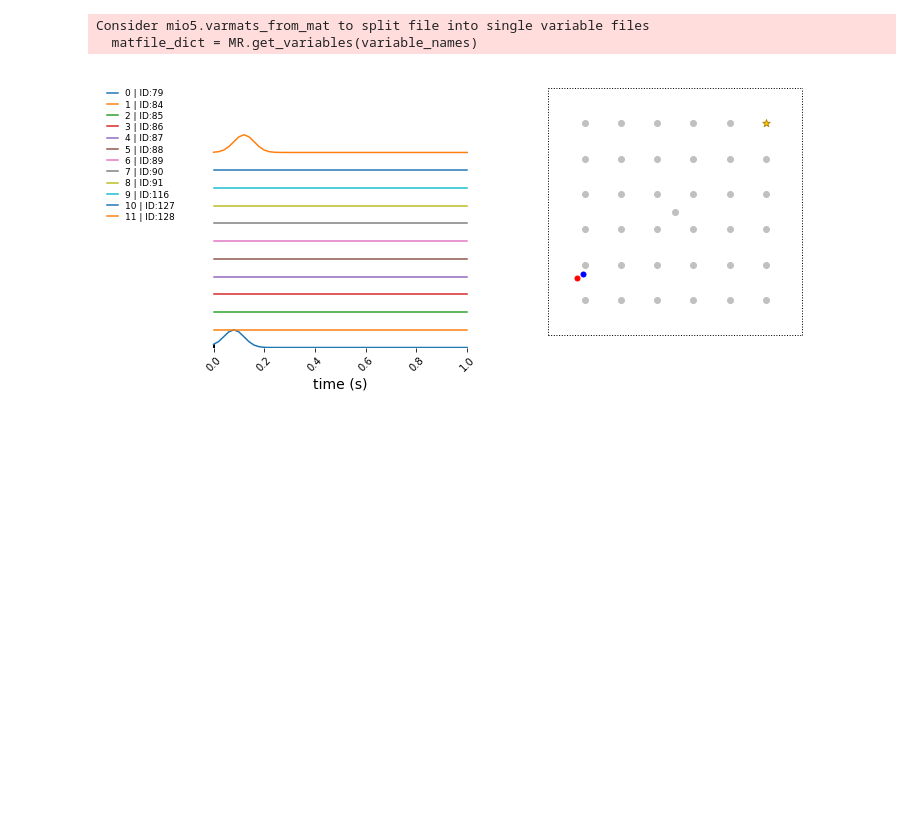
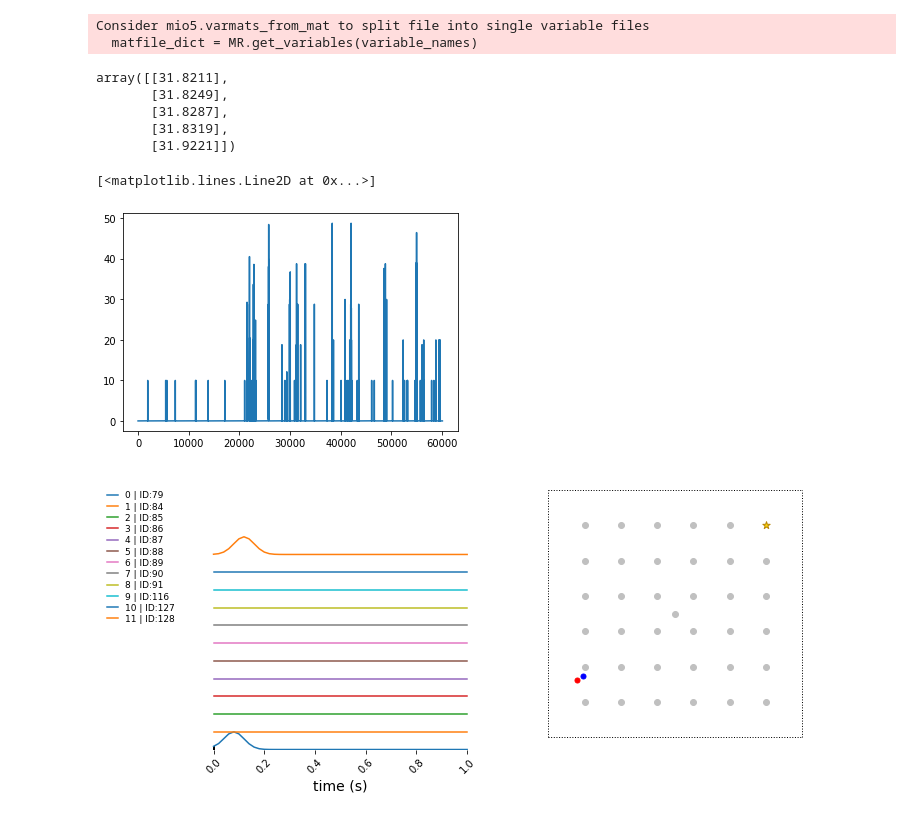
Before and after one commit to jncarpen/egoHC, a Jupyter notebook: behaVid.ipynb, the cells around one changed output. Drawn from its saved outputs; the diff is of its cells as text; code cells hidden in the pictures; blank space fills up the shorter version.

```diff
--- a/behaVid.ipynb
+++ b/behaVid.ipynb
@@ -30,6 +30,17 @@ hd = matfile["hd"][0]
 # %% [output]
 Consider mio5.varmats_from_mat to split file into single variable files
   matfile_dict = MR.get_variables(variable_names)
+# %%
+sessNum = 0
+unitNum = 1
+ST = matfile["SpikeTimes"][0][sessNum][0][unitNum]
+ST[0:5]
+# %% [output]
+array([[31.8211],
+       [31.8249],
+       [31.8287],
+       [31.8319],
+       [31.9221]])
 # %%
 # for now I just manually copied the HW locations (read in the labnotes later)
 hwLoc = np.array([37, 37, 37, 37, 37, 37, 37, 37, 37, 37, 37, 37, 37, 37, 37, 37, 37, 37, 37, 37, 36, 37, 36, 36, 36, 36, 37, 37, 37, 36, 36, 37, 37, 37, 37, 37, 37, 37, 37])
@@ -540,6 +551,12 @@ class behaVid:
             del fig
             plt.close() # close figure
         return
+# %%
+fr = vid_24116.instFR(sigma=2, sessNum=0, unitNum=0)
+plt.plot(fr)
+# %% [output]
+[<matplotlib.lines.Line2D at 0x...>]
+[figure, added]
 # %%
 # initiate instances of class bebhaVid
 vid_24116 = behaVid('24116', pos, SpikeTrain, SpikeTimes, UniqueID, trialType, hd, hwLoc) # animal 24116
```
Also changed, not shown: 2 other files.
